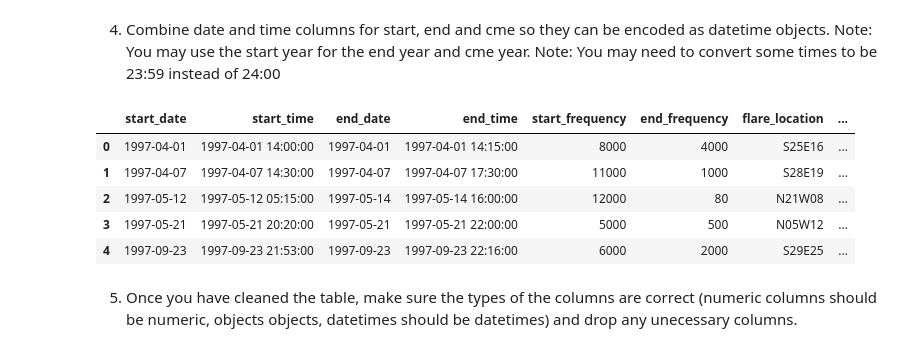
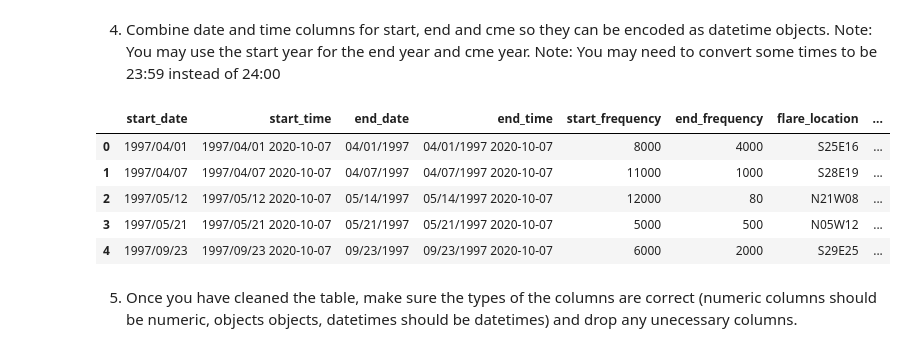
Before and after one commit to kylestrougo/DataProject1, a Jupyter notebook: Untitled.ipynb, the cells around one changed output. Cells and saved outputs as stored; diff of their text form; code cells hidden in the pictures.

```diff
--- a/Untitled.ipynb
+++ b/Untitled.ipynb
@@ -302,32 +295,30 @@ Note: You may need to convert some times to be 23:59 instead of 24:00
 # %%
 #replaces all times
 for i in ['start_time', 'end_time', 'cme_time']:
     NASA[i] = NASA[i].map(lambda x: "23:59" if x in ['00:00', '24:00'] else x)
 
-NASA['start_date'] = pd.to_datetime(NASA['start_date']).dt.date
-NASA['start_time'] = pd.to_datetime(NASA['start_time']).dt.time
-NASA['start_time'] =  NASA['start_date'].map(str) + ' ' + NASA['start_time'].map(str)
-
+#creates year column
 NASA['year'] = pd.DatetimeIndex(NASA['start_date']).year
 
+#adds year to end and cme date since they do not have a year
 NASA['end_date'] = NASA['end_date'] + '/' + NASA['year'].map(str)
 NASA['cme_date'] = NASA['cme_date'] + '/' + NASA ['year'].map(str)
 
-NASA['end_date'] = pd.to_datetime(NASA['end_date']).dt.date
-NASA['cme_date'] = pd.to_datetime(NASA['cme_date']).dt.date
+#converts column to datetime formate
+for i in ['start_time', 'end_time', 'cme_time']:
+    NASA[i] = pd.to_datetime(NASA[i]).dt.date
 
-NASA['end_time'] = pd.to_datetime(NASA['end_time']).dt.time
+#combines date & time into one column
+NASA['start_time'] =  NASA['start_date'].map(str) + ' ' + NASA['start_time'].map(str)
 NASA['end_time'] =  NASA['end_date'].map(str) + ' ' + NASA['end_time'].map(str)
-
-NASA['cme_time'] = pd.to_datetime(NASA['cme_time']).dt.time
 NASA['cme_time'] =  NASA['cme_date'].map(str) + ' ' + NASA['cme_time'].map(str)
 # %% [output]
 |  | start_date | start_time | end_date | end_time | start_frequency | end_frequency | flare_location | ... |
-| 0 | 1997-04-01 | 1997-04-01 14:00:00 | 1997-04-01 | 1997-04-01 14:15:00 | 8000 | 4000 | S25E16 | ... |
-| 1 | 1997-04-07 | 1997-04-07 14:30:00 | 1997-04-07 | 1997-04-07 17:30:00 | 11000 | 1000 | S28E19 | ... |
-| 2 | 1997-05-12 | 1997-05-12 05:15:00 | 1997-05-14 | 1997-05-14 16:00:00 | 12000 | 80 | N21W08 | ... |
-| 3 | 1997-05-21 | 1997-05-21 20:20:00 | 1997-05-21 | 1997-05-21 22:00:00 | 5000 | 500 | N05W12 | ... |
-| 4 | 1997-09-23 | 1997-09-23 21:53:00 | 1997-09-23 | 1997-09-23 22:16:00 | 6000 | 2000 | S29E25 | ... |
+| 0 | 1997/04/01 | 1997/04/01 2020-10-07 | 04/01/1997 | 04/01/1997 2020-10-07 | 8000 | 4000 | S25E16 | ... |
+| 1 | 1997/04/07 | 1997/04/07 2020-10-07 | 04/07/1997 | 04/07/1997 2020-10-07 | 11000 | 1000 | S28E19 | ... |
+| 2 | 1997/05/12 | 1997/05/12 2020-10-07 | 05/14/1997 | 05/14/1997 2020-10-07 | 12000 | 80 | N21W08 | ... |
+| 3 | 1997/05/21 | 1997/05/21 2020-10-07 | 05/21/1997 | 05/21/1997 2020-10-07 | 5000 | 500 | N05W12 | ... |
+| 4 | 1997/09/23 | 1997/09/23 2020-10-07 | 09/23/1997 | 09/23/1997 2020-10-07 | 6000 | 2000 | S29E25 | ... |
 # %% [markdown]
 5. Once you have cleaned the table, make sure the types of the columns are correct (numeric columns should be numeric, objects objects, datetimes should be datetimes) and drop any unecessary columns.
 # %%
```
Also changed, not shown: parts of 17 cells of this notebook.
